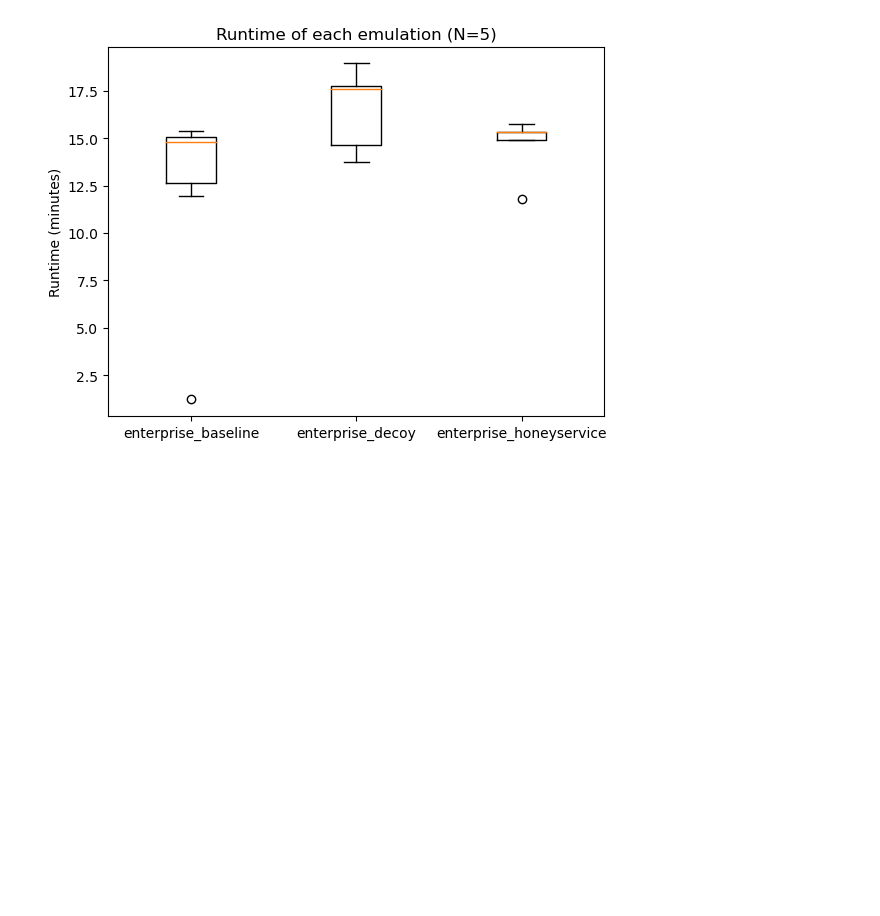
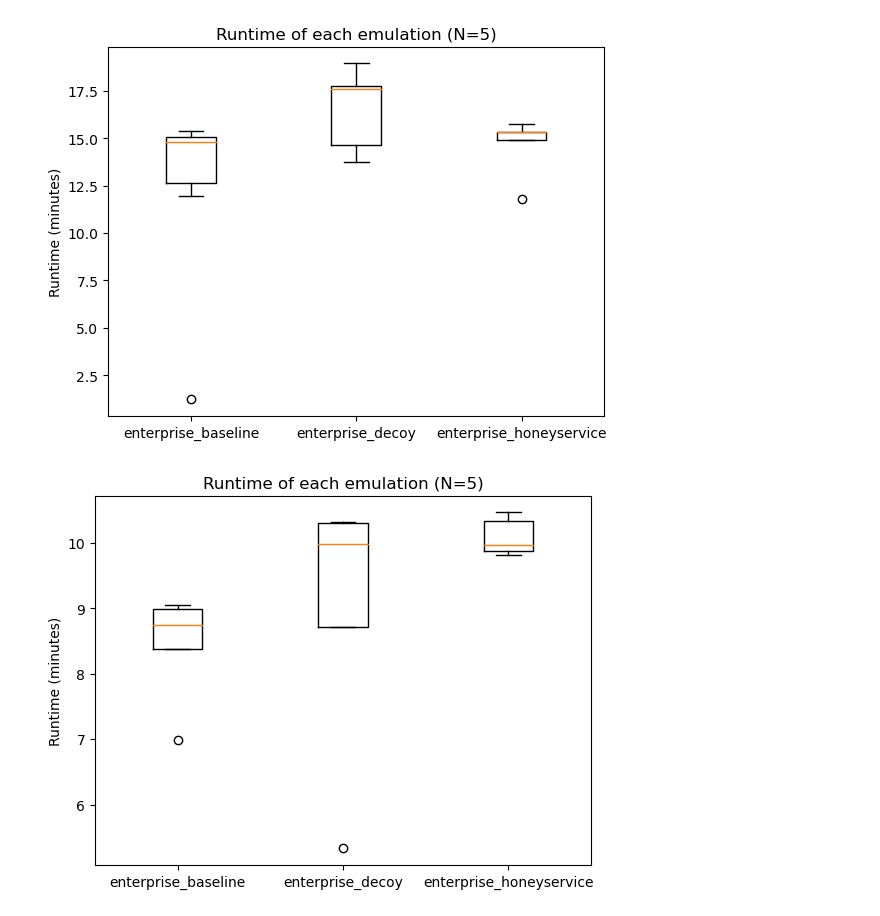
Before and after one commit to bsinger-cmu/perry, a Jupyter notebook: data_analysis/capabilities/capabilities.ipynb, the cells around one changed output. Saved outputs shown, nothing was run; the diff lists cells and outputs as text; code cells hidden in the pictures; blank space fills up the shorter version.

Commit message:
Fast attacker results

```diff
--- a/data_analysis/capabilities/capabilities.ipynb
+++ b/data_analysis/capabilities/capabilities.ipynb
@@ -7,6 +7,8 @@ experiment_folders = ['enterprise_baseline', 'enterprise_decoy', 'enterprise_hon
 
 # Open all json files and store them in a list
 data = {}
+fast_attacker_data = {}
+
 for folder in experiment_folders:
     data[folder] = []
     for file in os.listdir('data/' + folder):
@@ -14,15 +16,30 @@ for folder in experiment_folders:
             # Get json file contents
             with open('data/' + folder + '/' + file) as f:
                 data[folder].append(json.load(f))
+
+for folder in experiment_folders:
+    fast_attacker_data[folder] = []
+    for file in os.listdir('fast_attacker/' + folder):
+        if file.endswith(".json"):
+            # Get json file contents
+            with open('fast_attacker/' + folder + '/' + file) as f:
+                fast_attacker_data[folder].append(json.load(f))
 # %%
 # For each experiment get runtime data
 runtime_data = {}
+runtime_fast_attacker = {}
+
 for folder in experiment_folders:
     runtime_data[folder] = []
+    runtime_fast_attacker[folder] = []
     for experiment in data[folder]:
         # Convert data to minutes
         experiment['execution_time'] = (experiment['execution_time']) / 60
         runtime_data[folder].append(experiment['execution_time'])
+    for experiment in fast_attacker_data[folder]:
+        # Convert data to minutes
+        experiment['execution_time'] = (experiment['execution_time']) / 60
+        runtime_fast_attacker[folder].append(experiment['execution_time'])
 # %%
 # Plot runtime data in box and whisker plot
 fig, ax = plt.subplots()
@@ -33,3 +50,13 @@ ax.set_title('Runtime of each emulation (N=5)')
 plt.show()
 # %% [output]
 [figure]
+# %%
+# Plot runtime data in box and whisker plot
+fig, ax = plt.subplots()
+ax.boxplot(runtime_fast_attacker.values())
+ax.set_xticklabels(runtime_fast_attacker.keys())
+ax.set_ylabel('Runtime (minutes)')
+ax.set_title('Runtime of each emulation (N=5)')
+plt.show()
+# %% [output]
+[figure, added]
```
Also changed, not shown: 15 other files.
